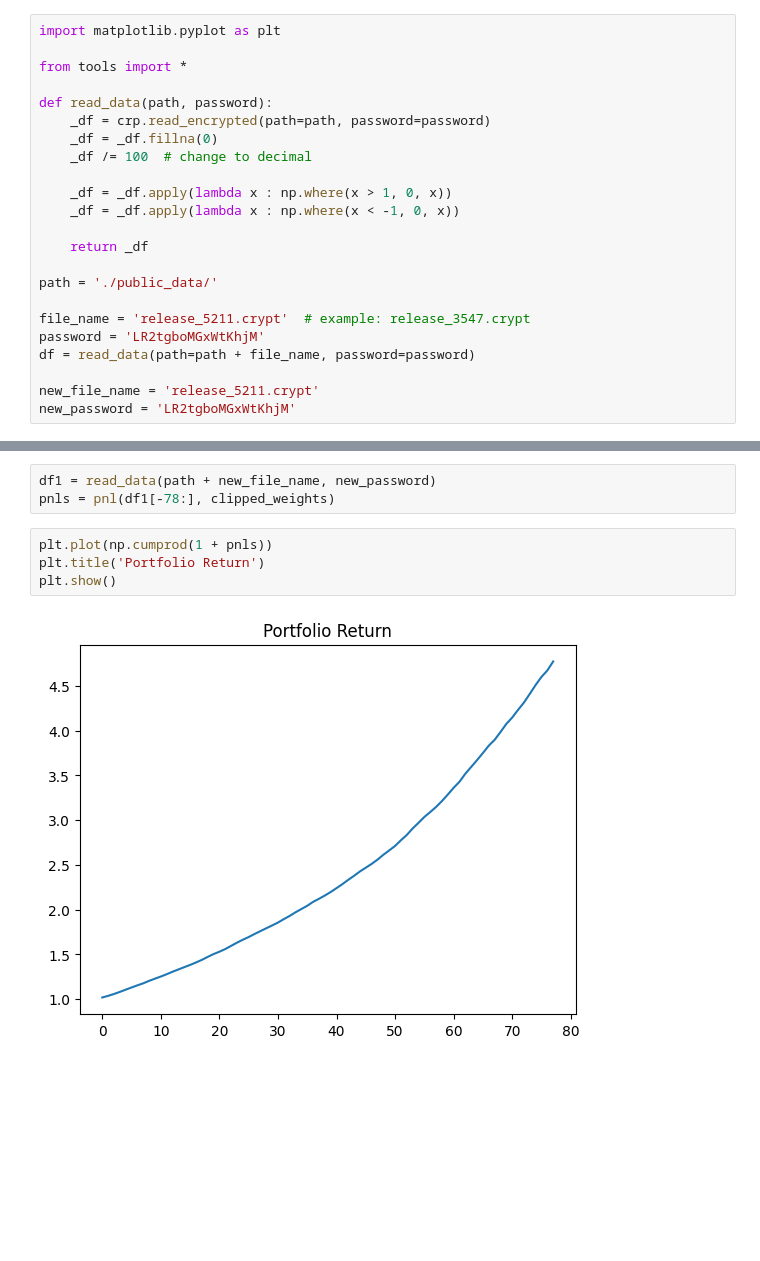
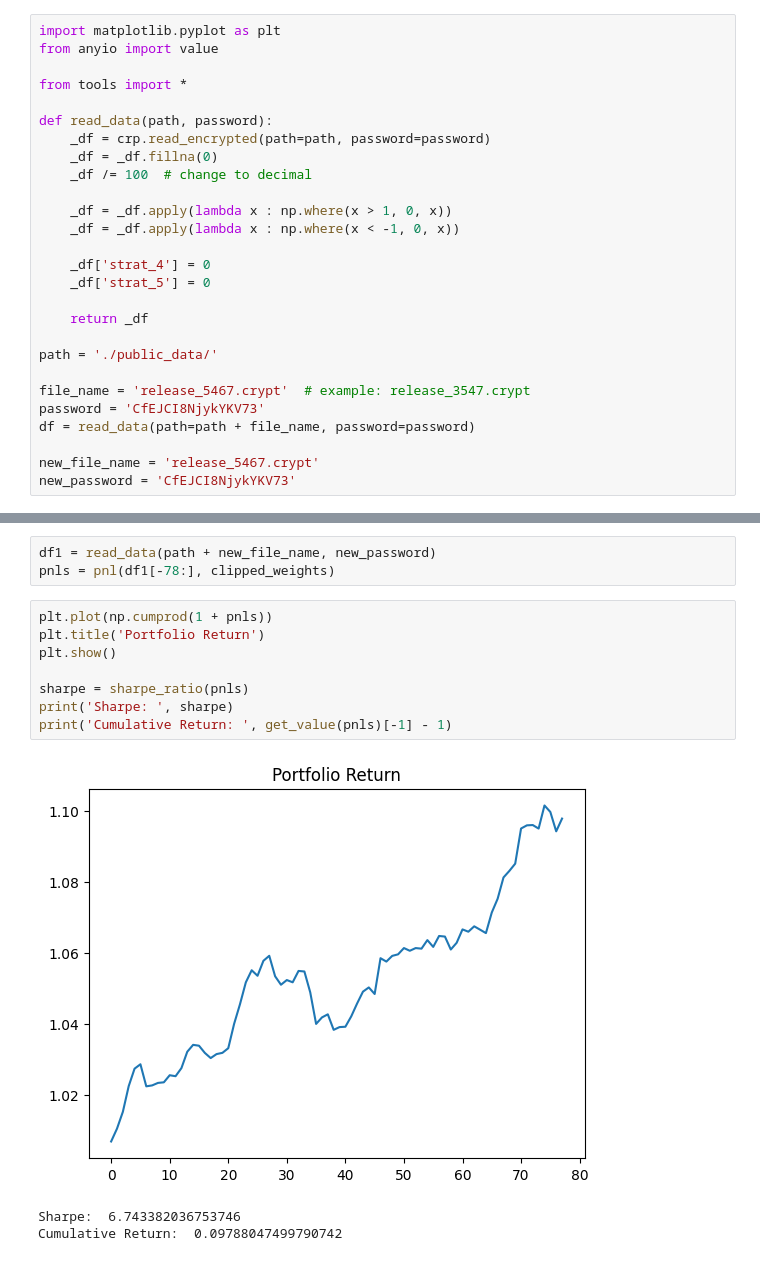
Before and after one commit to cst0313/QRTAlgothon2024, a Jupyter notebook: human_automation.ipynb, the cells around one changed output, grey strips where cells are left out. Cells and saved outputs as stored; diff of their text form; blank space fills up the shorter version.

Commit message:
i hate strat_4 strat_5

```diff
--- a/human_automation.ipynb
+++ b/human_automation.ipynb
@@ -1,5 +1,6 @@
 # %%
 import matplotlib.pyplot as plt
+from anyio import value
 
 from tools import *
 
@@ -11,16 +12,19 @@ def read_data(path, password):
     _df = _df.apply(lambda x : np.where(x > 1, 0, x))
     _df = _df.apply(lambda x : np.where(x < -1, 0, x))
 
+    _df['strat_4'] = 0
+    _df['strat_5'] = 0
+
     return _df
 
 path = './public_data/'
 
-file_name = 'release_5211.crypt'  # example: release_3547.crypt
-password = 'LR2tgboMGxWtKhjM'
+file_name = 'release_5467.crypt'  # example: release_3547.crypt
+password = 'CfEJCI8NjykYKV73'
 df = read_data(path=path + file_name, password=password)
 
-new_file_name = 'release_5211.crypt'
-new_password = 'LR2tgboMGxWtKhjM'
+new_file_name = 'release_5467.crypt'
+new_password = 'CfEJCI8NjykYKV73'
 # %%
 ranks = pd.DataFrame()
 data = df[-78:].copy()
@@ -209,8 +213,14 @@ pnls = pnl(df1[-78:], clipped_weights)
 # %%
 plt.plot(np.cumprod(1 + pnls))
 plt.title('Portfolio Return')
 plt.show()
+
+sharpe = sharpe_ratio(pnls)
+print('Sharpe: ', sharpe)
+print('Cumulative Return: ', get_value(pnls)[-1] - 1)
 # %% [output]
-[figure, old version]
+[figure, new version]
+Sharpe:  6.743382036753746
+Cumulative Return:  0.09788047499790742
 # %%
 plt.plot(np.cumprod(1 + df1[-78:].mean(axis=1)))
```
Also changed, not shown: parts of 4 cells of this notebook, 1 other file.
